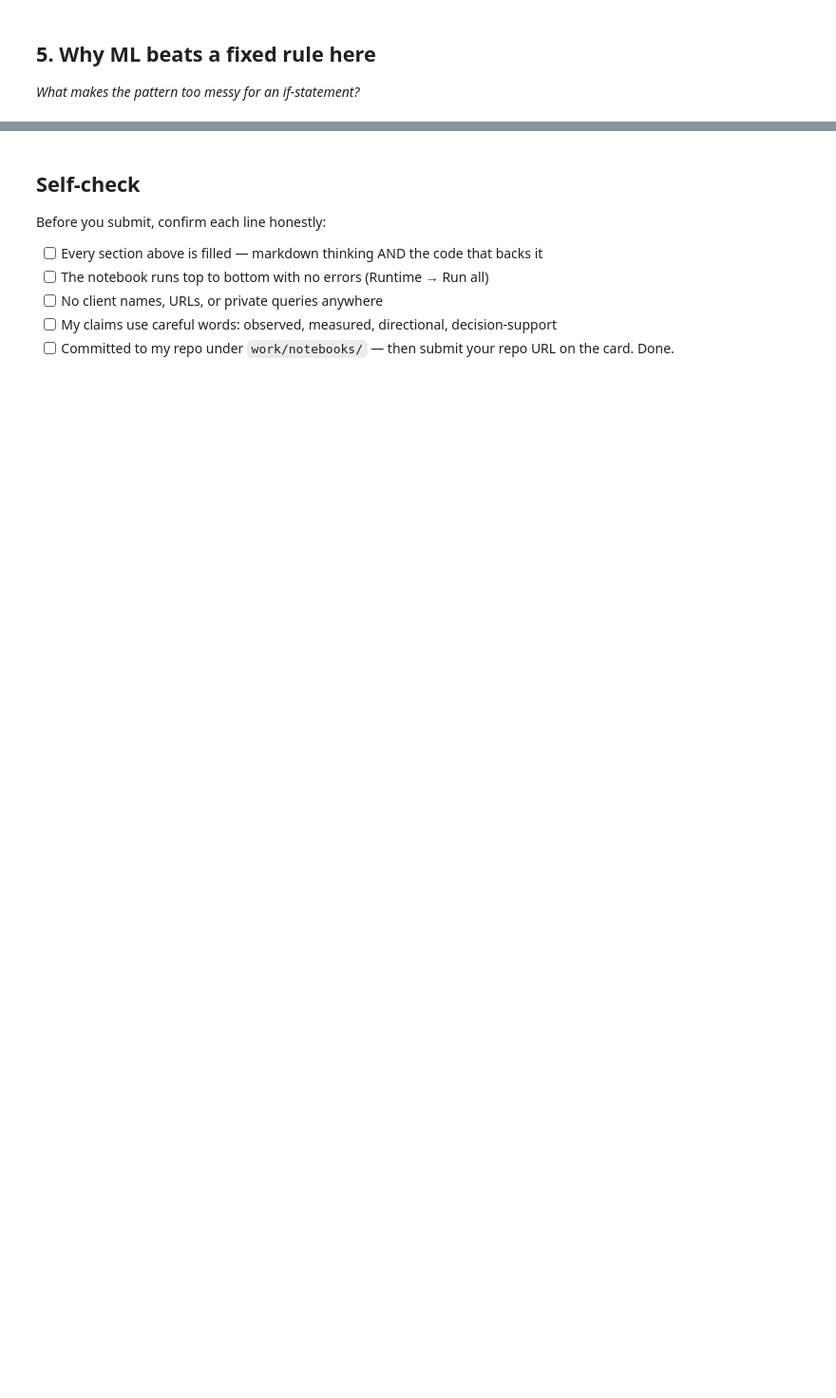
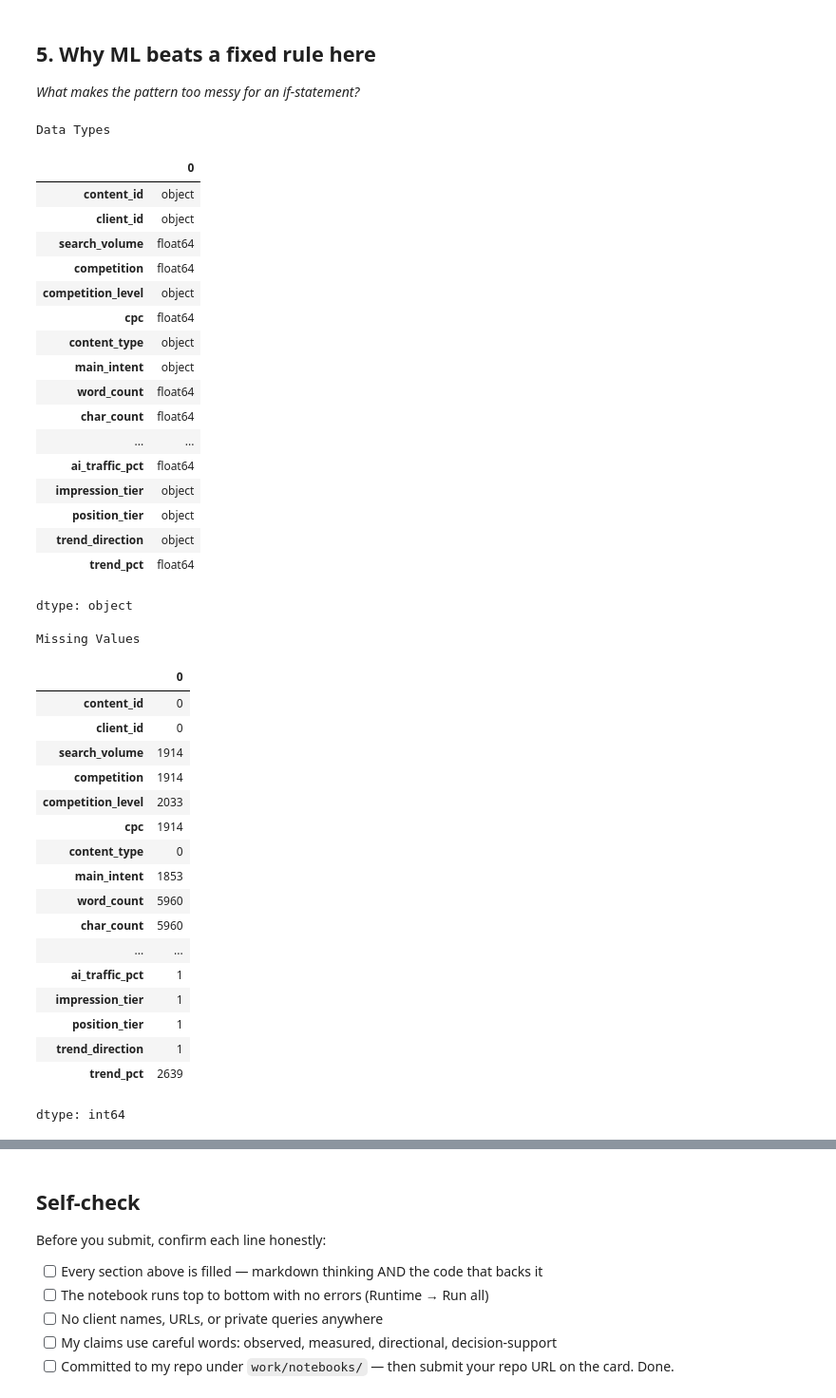
Before and after one commit to AyeshaRiaz66/FlyRank-ML-Internship, a Jupyter notebook: work/notebooks/w02_ml_task_framing.ipynb, the cells around one changed output, grey strips where cells are left out. Shown at 95% size. Cells and saved outputs as stored; diff of their text form; code cells hidden in the pictures; blank space fills up the shorter version.

```diff
--- a/work/notebooks/w02_ml_task_framing.ipynb
+++ b/work/notebooks/w02_ml_task_framing.ipynb
@@ -43,0 +85,45 @@ This skeleton is yours to fill. Work the sections **in order** — each one has
+# %%
+print("Data Types")
+display(df.dtypes)
+
+print("\nMissing Values")
+display(df.isnull().sum())
+# %% [output]
+Data Types
+|  | 0 |
+| content_id | object |
+| client_id | object |
+| search_volume | float64 |
+| competition | float64 |
+| competition_level | object |
+| cpc | float64 |
+| content_type | object |
+| main_intent | object |
+| word_count | float64 |
+| char_count | float64 |
+| ... | ... |
+| ai_traffic_pct | float64 |
+| impression_tier | object |
+| position_tier | object |
+| trend_direction | object |
+| trend_pct | float64 |
+dtype: object
+Missing Values
+|  | 0 |
+| content_id | 0 |
+| client_id | 0 |
+| search_volume | 1914 |
+| competition | 1914 |
+| competition_level | 2033 |
+| cpc | 1914 |
+| content_type | 0 |
+| main_intent | 1853 |
+| word_count | 5960 |
+| char_count | 5960 |
+| ... | ... |
+| ai_traffic_pct | 1 |
+| impression_tier | 1 |
+| position_tier | 1 |
+| trend_direction | 1 |
+| trend_pct | 2639 |
+dtype: int64
```
Also changed, not shown: parts of 11 cells of this notebook.
